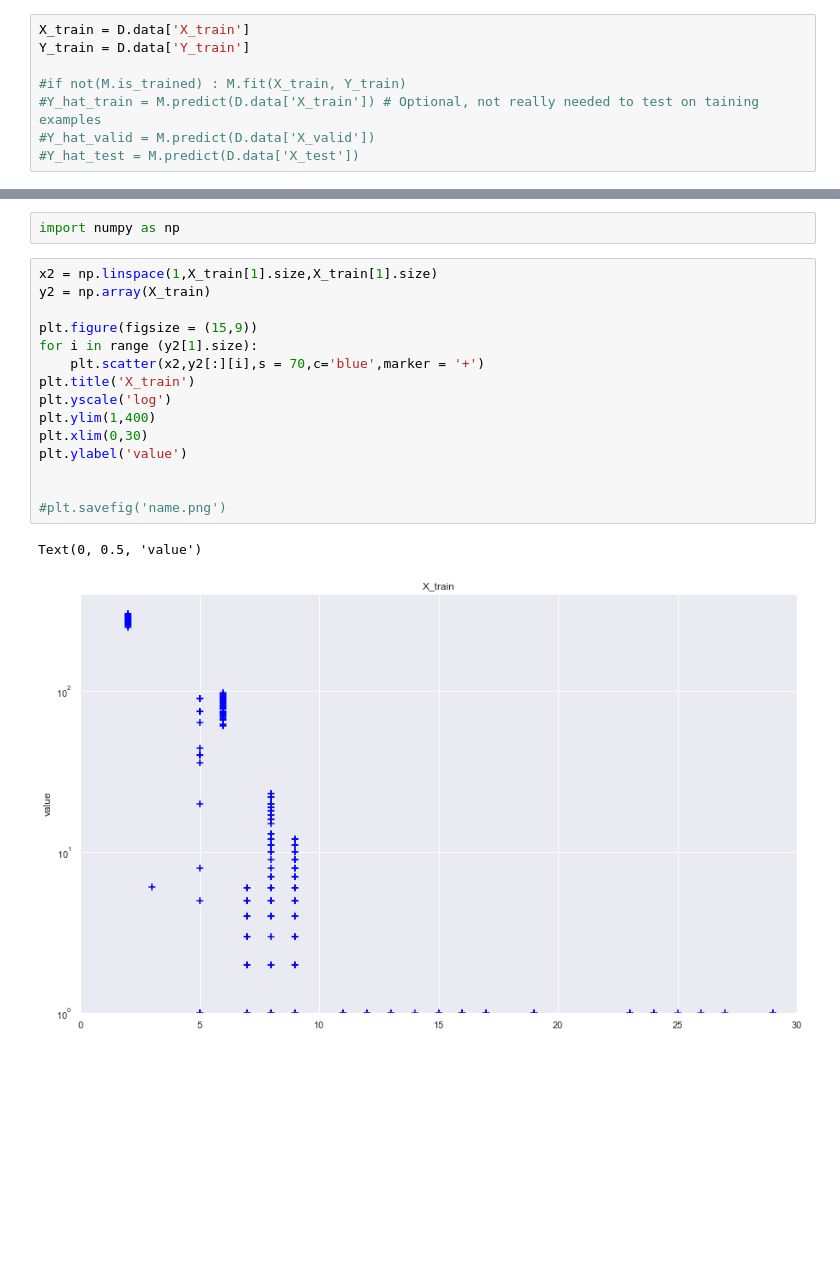
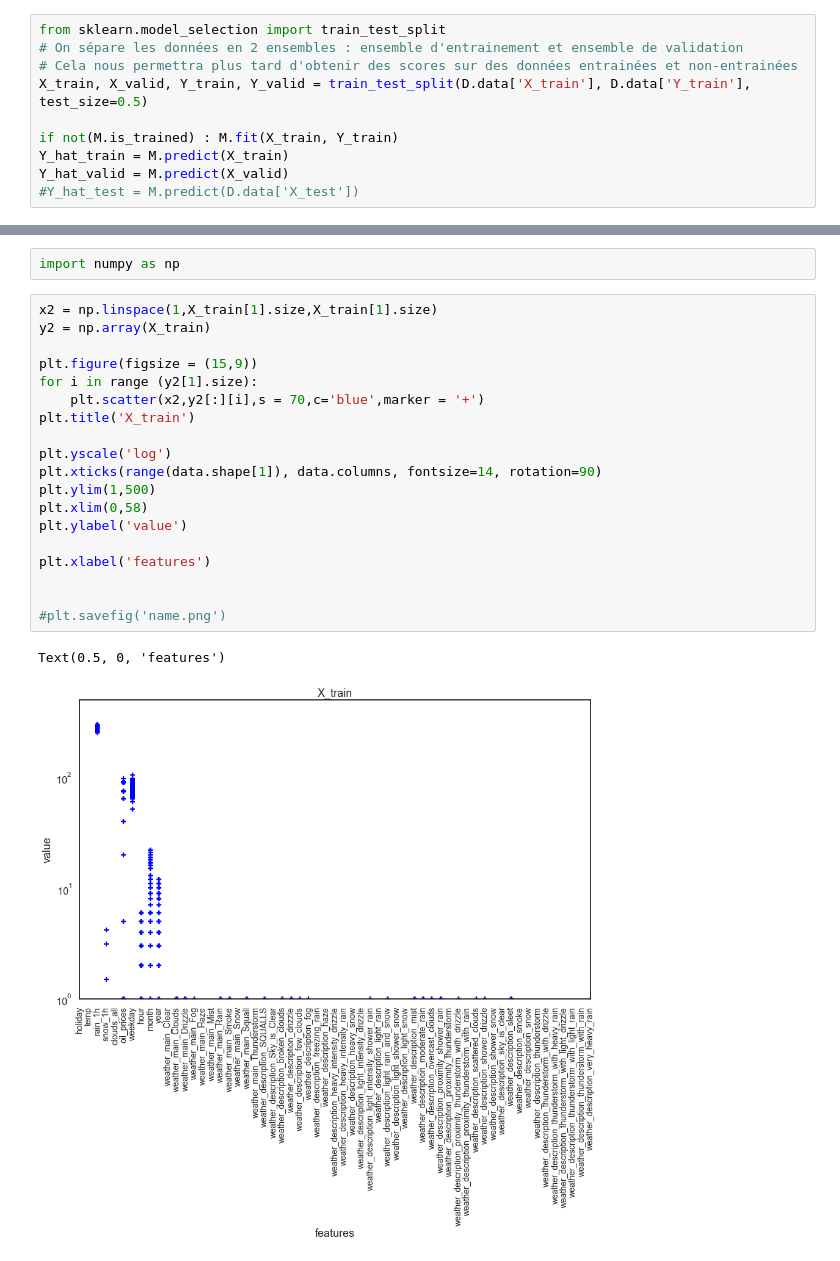
Before and after one commit to Fanoa/Taxi, a Jupyter notebook: starting_kit/README_visualization.ipynb, the cells around one changed output, grey strips where cells are left out. Saved outputs shown, nothing was run; the diff lists cells and outputs as text; blank space fills up the shorter version.

```diff
--- a/starting_kit/README_visualization.ipynb
+++ b/starting_kit/README_visualization.ipynb
@@ -207,12 +212,14 @@ M = M.load(trained_model_name)
     Train the model (unless you reloaded a trained model) and make predictions.
 </div>
 # %%
-X_train = D.data['X_train']
-Y_train = D.data['Y_train']
+from sklearn.model_selection import train_test_split
+# On sépare les données en 2 ensembles : ensemble d'entrainement et ensemble de validation
+# Cela nous permettra plus tard d'obtenir des scores sur des données entrainées et non-entrainées
+X_train, X_valid, Y_train, Y_valid = train_test_split(D.data['X_train'], D.data['Y_train'], test_size=0.5)
 
-#if not(M.is_trained) : M.fit(X_train, Y_train)
-#Y_hat_train = M.predict(D.data['X_train']) # Optional, not really needed to test on taining examples
-#Y_hat_valid = M.predict(D.data['X_valid'])
+if not(M.is_trained) : M.fit(X_train, Y_train)
+Y_hat_train = M.predict(X_train)
+Y_hat_valid = M.predict(X_valid)
 #Y_hat_test = M.predict(D.data['X_test'])
 # %%
 print(Y_hat_train)
@@ -333,21 +366,25 @@ import numpy as np
 # %%
 x2 = np.linspace(1,X_train[1].size,X_train[1].size)
 y2 = np.array(X_train)
 
 plt.figure(figsize = (15,9))
 for i in range (y2[1].size):
     plt.scatter(x2,y2[:][i],s = 70,c='blue',marker = '+')
 plt.title('X_train')
+
 plt.yscale('log')
-plt.ylim(1,400)
-plt.xlim(0,30)
+plt.xticks(range(data.shape[1]), data.columns, fontsize=14, rotation=90)
+plt.ylim(1,500)
+plt.xlim(0,58)
 plt.ylabel('value')
+
+plt.xlabel('features')
 
 
 #plt.savefig('name.png')
 # %% [output]
-Text(0, 0.5, 'value')
+Text(0.5, 0, 'features')
-[figure, old version]
+[figure, new version]
 # %%
 x1 = np.linspace(1,Y_train.size,Y_train.size)
 y1 = np.array(Y_train)
```
Also changed, not shown: parts of 15 cells of this notebook.
